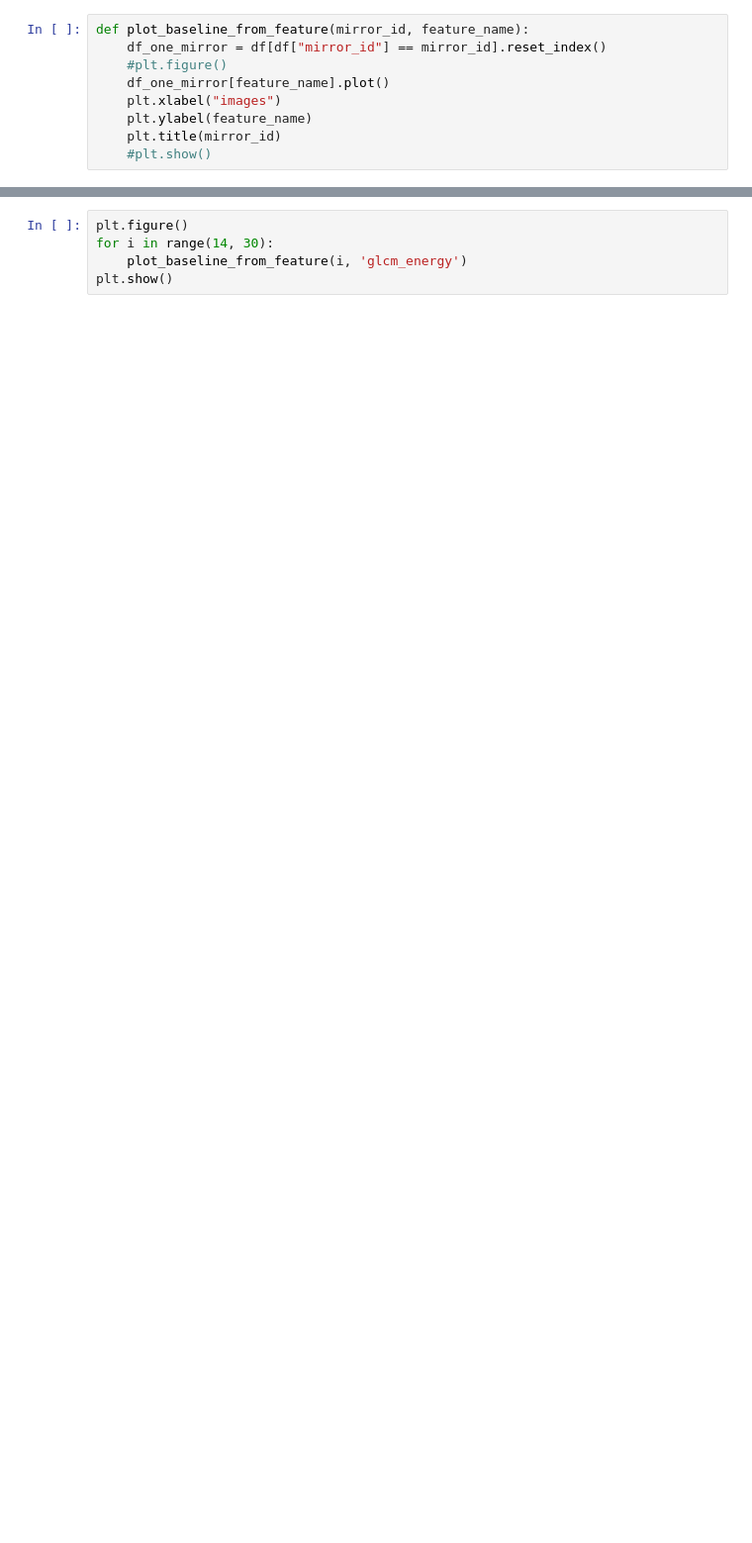
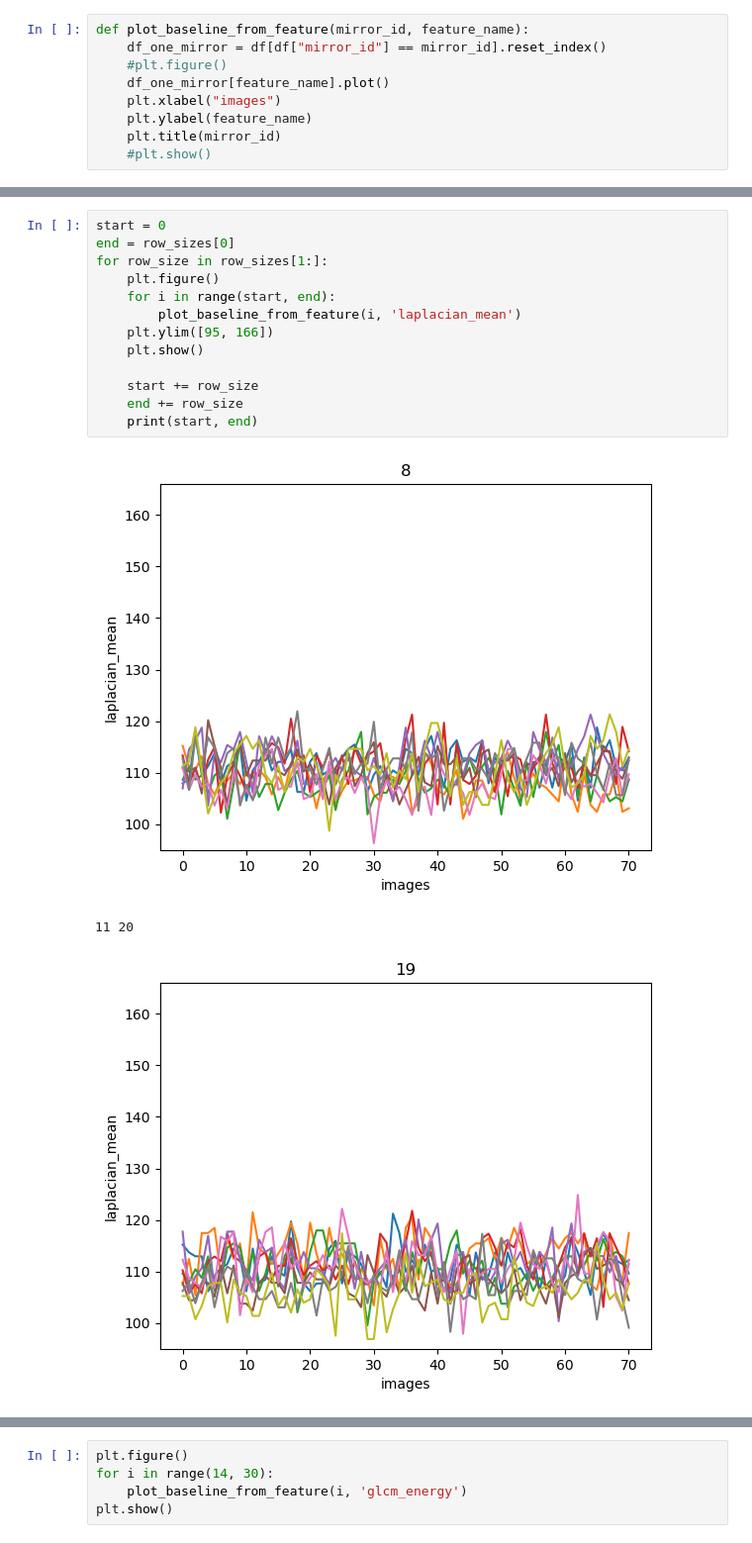
Before and after one commit to pawel21/Computer_vision_for_MAGIC, a Jupyter notebook: notebooks/baseline/check_for_webcam_img.ipynb, the cells around one changed output, grey strips where cells are left out. Shown at 99% size. Drawn from its saved outputs; the diff is of its cells as text; blank space fills up the shorter version.

```diff
--- a/notebooks/baseline/check_for_webcam_img.ipynb
+++ b/notebooks/baseline/check_for_webcam_img.ipynb
@@ -105,0 +115,17 @@ plt.show()
+# %%
+start = 0
+end = row_sizes[0]
+for row_size in row_sizes[1:]:
+    plt.figure()
+    for i in range(start, end):
+        plot_baseline_from_feature(i, 'laplacian_mean')
+    plt.ylim([95, 166])
+    plt.show()
+
+    start += row_size
+    end += row_size
+    print(start, end)
+# %% [output]
+[figure, added]
+11 20
+[figure, added]
```
Also changed, not shown: parts of 7 cells of this notebook, 1 other file.
